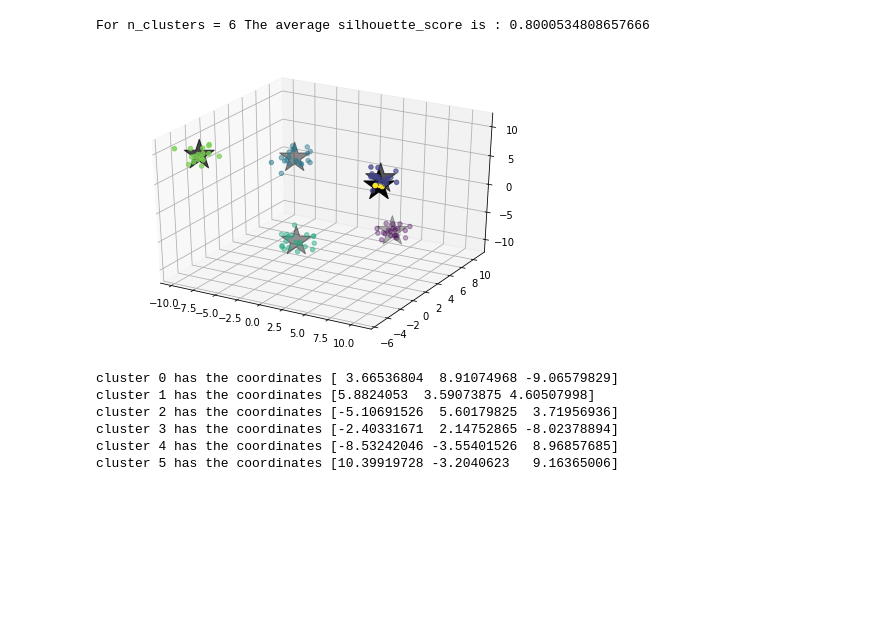
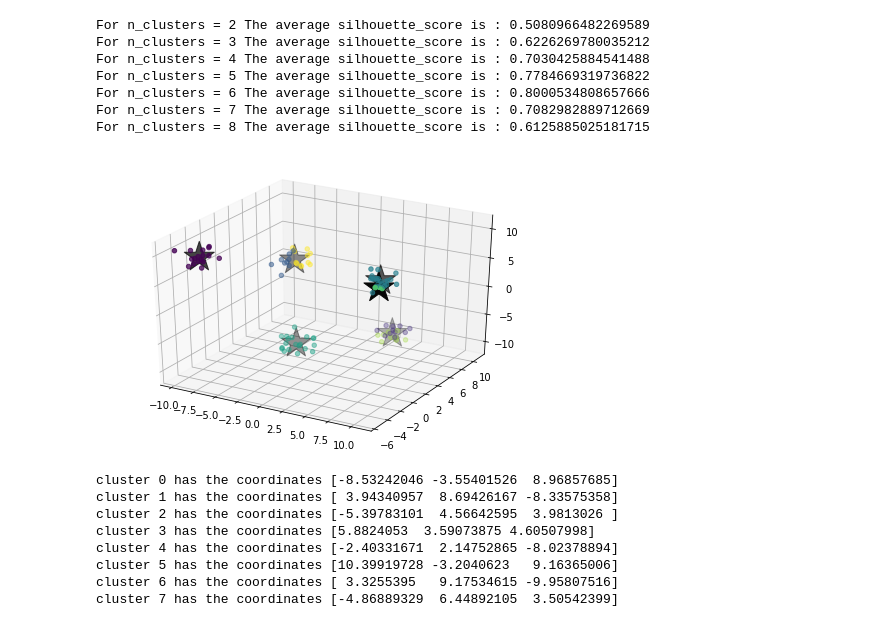
Before and after one commit to mathias1983/DS-Course-SS20, a Jupyter notebook: b/12/clustering.ipynb, the cells around one changed output. Cells and saved outputs as stored; diff of their text form; code cells hidden in the pictures; blank space fills up the shorter version.

```diff
--- a/b/12/clustering.ipynb
+++ b/b/12/clustering.ipynb
@@ -18,37 +19,49 @@ The silhouette coefficient ranges from -1 to 1 where -1 is the worst and 1 the b
 
 
 **In this case 6 is the best number for k since it has the highest coefficient.**
+# %%
+silhouette_avg_old = 0.0
+for n_clusters in range(2,9):
+    kmeans  = KMeans(n_clusters=n_clusters)
+    cluster_labels = kmeans.fit_predict(X)
+    silhouette_avg = silhouette_score(X, cluster_labels)
+    print("For n_clusters =", n_clusters,
+          "The average silhouette_score is :", silhouette_avg)
+    if silhouette_avg > silhouette_avg_old:
+        silhouette_avg_old = silhouette_avg
+        best_cluster_centers = kmeans.cluster_centers_
+# %% [output]
+For n_clusters = 2 The average silhouette_score is : 0.5080966482269589
+For n_clusters = 3 The average silhouette_score is : 0.6226269780035212
+For n_clusters = 4 The average silhouette_score is : 0.7030425884541488
+For n_clusters = 5 The average silhouette_score is : 0.7784669319736822
+For n_clusters = 6 The average silhouette_score is : 0.8000534808657666
+For n_clusters = 7 The average silhouette_score is : 0.7082982889712669
+For n_clusters = 8 The average silhouette_score is : 0.6125885025181715
 # %%
-range_n_clusters = [2, 3, 4, 5, 6,7,8,9]
-for n_clusters in range_n_clusters:
-    kmeans  = KMeans(n_clusters=n_clusters)
-    cluster_labels = kmeans.fit_predict(X)
-    silhouette_avg = silhouette_score(X, cluster_labels)
-    print("For n_clusters =", n_clusters,
-          "The average silhouette_score is :", silhouette_avg)
-
-    fig2 = plt.figure()
-    ax2 = Axes3D(fig2)
-
-    C = kmeans.cluster_centers_
-    ax2.scatter(X[:, 0], X[:, 1], X[:, 2], c=cluster_labels)
-    ax2.scatter(C[:, 0], C[:, 1], C[:, 2], marker="*", c='#050505', s=1000)
-    plt.show()
+fig2 = plt.figure()
+ax2 = Axes3D(fig2)
+# plot the best clustering result
+C = best_cluster_centers
+ax2.scatter(X[:, 0], X[:, 1], X[:, 2], c=cluster_labels)
+ax2.scatter(C[:, 0], C[:, 1], C[:, 2], marker="*", c='#050505', s=1000)
+plt.show()
 # %% [output]
-For n_clusters = 6 The average silhouette_score is : 0.8000534808657666
-[figure, old version]
+[figure, new version]
 # %%
 ## B) Can you print the clustering vector?
 # %%
 for i, cluster_center in enumerate(kmeans.cluster_centers_):
     print("cluster", i, "has the coordinates", cluster_center)
 # %% [output]
-cluster 0 has the coordinates [ 3.66536804  8.91074968 -9.06579829]
-cluster 1 has the coordinates [5.8824053  3.59073875 4.60507998]
-cluster 2 has the coordinates [-5.10691526  5.60179825  3.71956936]
-cluster 3 has the coordinates [-2.40331671  2.14752865 -8.02378894]
-cluster 4 has the coordinates [-8.53242046 -3.55401526  8.96857685]
+cluster 0 has the coordinates [-8.53242046 -3.55401526  8.96857685]
+cluster 1 has the coordinates [ 3.94340957  8.69426167 -8.33575358]
+cluster 2 has the coordinates [-5.39783101  4.56642595  3.9813026 ]
+cluster 3 has the coordinates [5.8824053  3.59073875 4.60507998]
+cluster 4 has the coordinates [-2.40331671  2.14752865 -8.02378894]
 cluster 5 has the coordinates [10.39919728 -3.2040623   9.16365006]
+cluster 6 has the coordinates [ 3.3255395   9.17534615 -9.95807516]
+cluster 7 has the coordinates [-4.86889329  6.44892105  3.50542399]
 # %%
 for i, label in enumerate(cluster_labels):
     print("point i=", i," belongs to cluster ", label)
```
Also changed, not shown: parts of 1 cell of this notebook.
